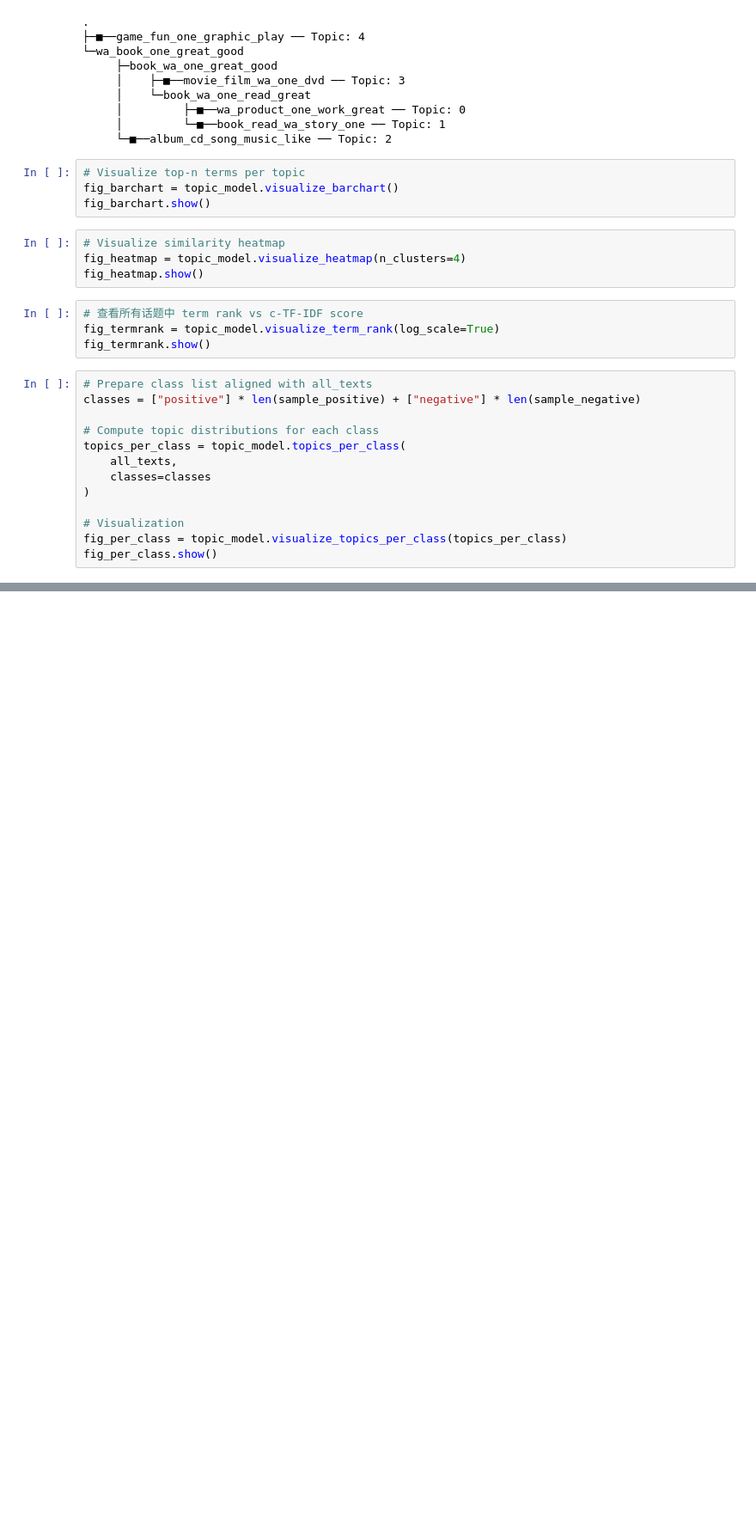
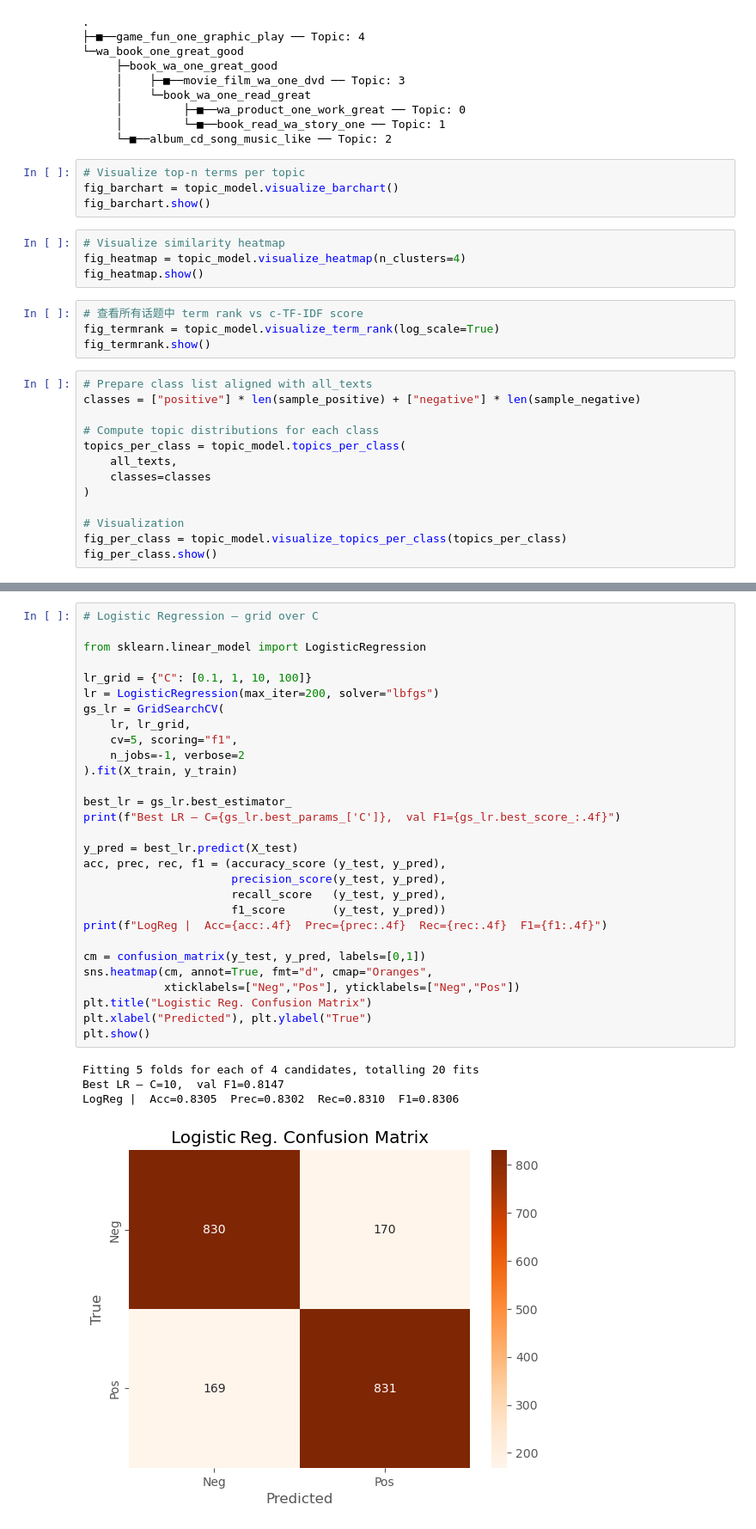
Before and after one commit to Matthewaxe123/955-dissertation, a Jupyter notebook: NLP.ipynb, the cells around one changed output, grey strips where cells are left out. Shown at 86% size. Saved outputs shown, nothing was run; the diff lists cells and outputs as text; blank space fills up the shorter version.

```diff
--- a/NLP.ipynb
+++ b/NLP.ipynb
@@ -1397,0 +1586,34 @@ fig_per_class.show()
+# %%
+# Logistic Regression – grid over C
+
+from sklearn.linear_model import LogisticRegression
+
+lr_grid = {"C": [0.1, 1, 10, 100]}
+lr = LogisticRegression(max_iter=200, solver="lbfgs")
+gs_lr = GridSearchCV(
+    lr, lr_grid,
+    cv=5, scoring="f1",
+    n_jobs=-1, verbose=2
+).fit(X_train, y_train)
+
+best_lr = gs_lr.best_estimator_
+print(f"Best LR — C={gs_lr.best_params_['C']},  val F1={gs_lr.best_score_:.4f}")
+
+y_pred = best_lr.predict(X_test)
+acc, prec, rec, f1 = (accuracy_score (y_test, y_pred),
+                      precision_score(y_test, y_pred),
+                      recall_score   (y_test, y_pred),
+                      f1_score       (y_test, y_pred))
+print(f"LogReg |  Acc={acc:.4f}  Prec={prec:.4f}  Rec={rec:.4f}  F1={f1:.4f}")
+
+cm = confusion_matrix(y_test, y_pred, labels=[0,1])
+sns.heatmap(cm, annot=True, fmt="d", cmap="Oranges",
+            xticklabels=["Neg","Pos"], yticklabels=["Neg","Pos"])
+plt.title("Logistic Reg. Confusion Matrix")
+plt.xlabel("Predicted"), plt.ylabel("True")
+plt.show()
+# %% [output]
+Fitting 5 folds for each of 4 candidates, totalling 20 fits
+Best LR — C=10,  val F1=0.8147
+LogReg |  Acc=0.8305  Prec=0.8302  Rec=0.8310  F1=0.8306
+[figure, added]
```
Also changed, not shown: parts of 30 cells of this notebook.
